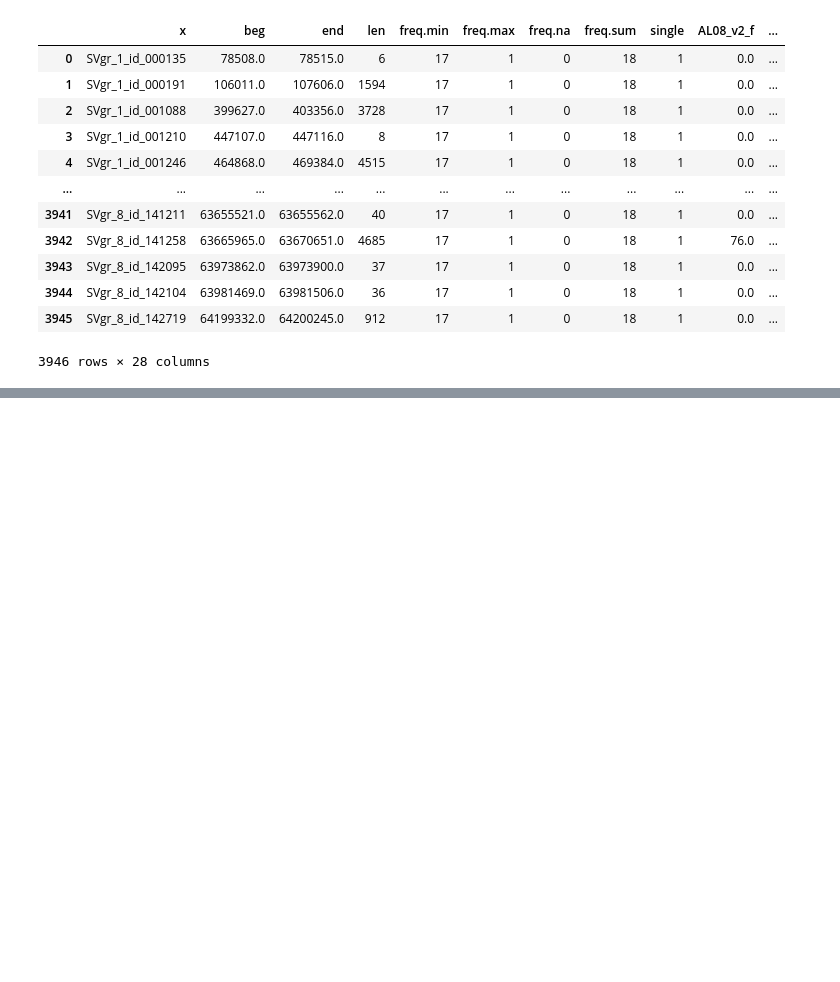
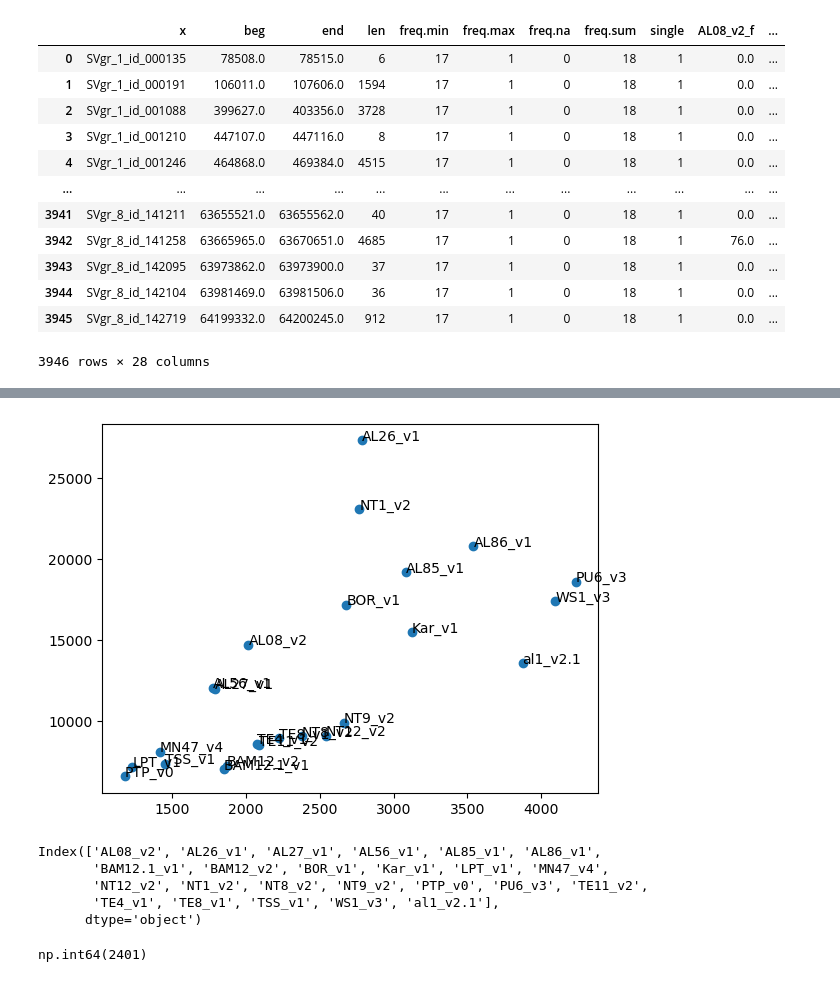
Before and after one commit to Liverworks/Alyrata_introgression, a Jupyter notebook: pangenome_scripts/pannagram.ipynb, the cells around one changed output, grey strips where cells are left out. Cells and saved outputs as stored; diff of their text form; code cells hidden in the pictures; blank space fills up the shorter version.

```diff
--- a/pangenome_scripts/pannagram.ipynb
+++ b/pangenome_scripts/pannagram.ipynb
@@ -568,0 +740,4 @@ lenset3
+# %%
+lenset3 = lenset2
+# %%
+lenset3.loc[lenset2["al1_v2.1"] < lenset2["len"]*0.8, "al1_v2.1"] = 0
@@ -568,0 +760,2 @@ lenset3
+# %%
+lenset3.iloc[:,33] = lenset3.iloc[:,33].astype(bool)
@@ -568,0 +835,2 @@ lenset3
+# %%
+lenset3["sum_freq"] = lenset3.iloc[:,9:33].sum(axis=1)
@@ -568,0 +862,18 @@ lenset3
+# %%
+plt.scatter(lenset3.iloc[:,9:33][(lenset3.sum_freq == 1) & (lenset3["len"] > 500)].sum(), lenset3.iloc[:,9:33][(lenset3.sum_freq == 1) & (lenset3["len"] > 0)].sum())
+for i, txt in enumerate(lenset3.iloc[:,9:33].columns):
+    plt.annotate(txt, (lenset3.iloc[:,9:33][(lenset3.sum_freq == 1) & (lenset3["len"] > 500)].sum()[i], lenset3.iloc[:,9:33][(lenset3.sum_freq == 1) & (lenset3["len"] > 0)].sum()[i]))
+# %% [output]
+[figure, added]
+# %%
+lenset3.iloc[:,9:33].columns
+# %% [output]
+Index(['AL08_v2', 'AL26_v1', 'AL27_v1', 'AL56_v1', 'AL85_v1', 'AL86_v1',
+       'BAM12.1_v1', 'BAM12_v2', 'BOR_v1', 'Kar_v1', 'LPT_v1', 'MN47_v4',
+       'NT12_v2', 'NT1_v2', 'NT8_v2', 'NT9_v2', 'PTP_v0', 'PU6_v3', 'TE11_v2',
+       'TE4_v1', 'TE8_v1', 'TSS_v1', 'WS1_v3', 'al1_v2.1'],
+      dtype='object')
+# %%
+lenset3.iloc[:,9:33][(lenset3.sum_freq == 1) & (lenset3["len"] > 300)].sum()[0]
+# %% [output]
+np.int64(2401)
```
Also changed, not shown: parts of 124 cells of this notebook, 14 other files.
